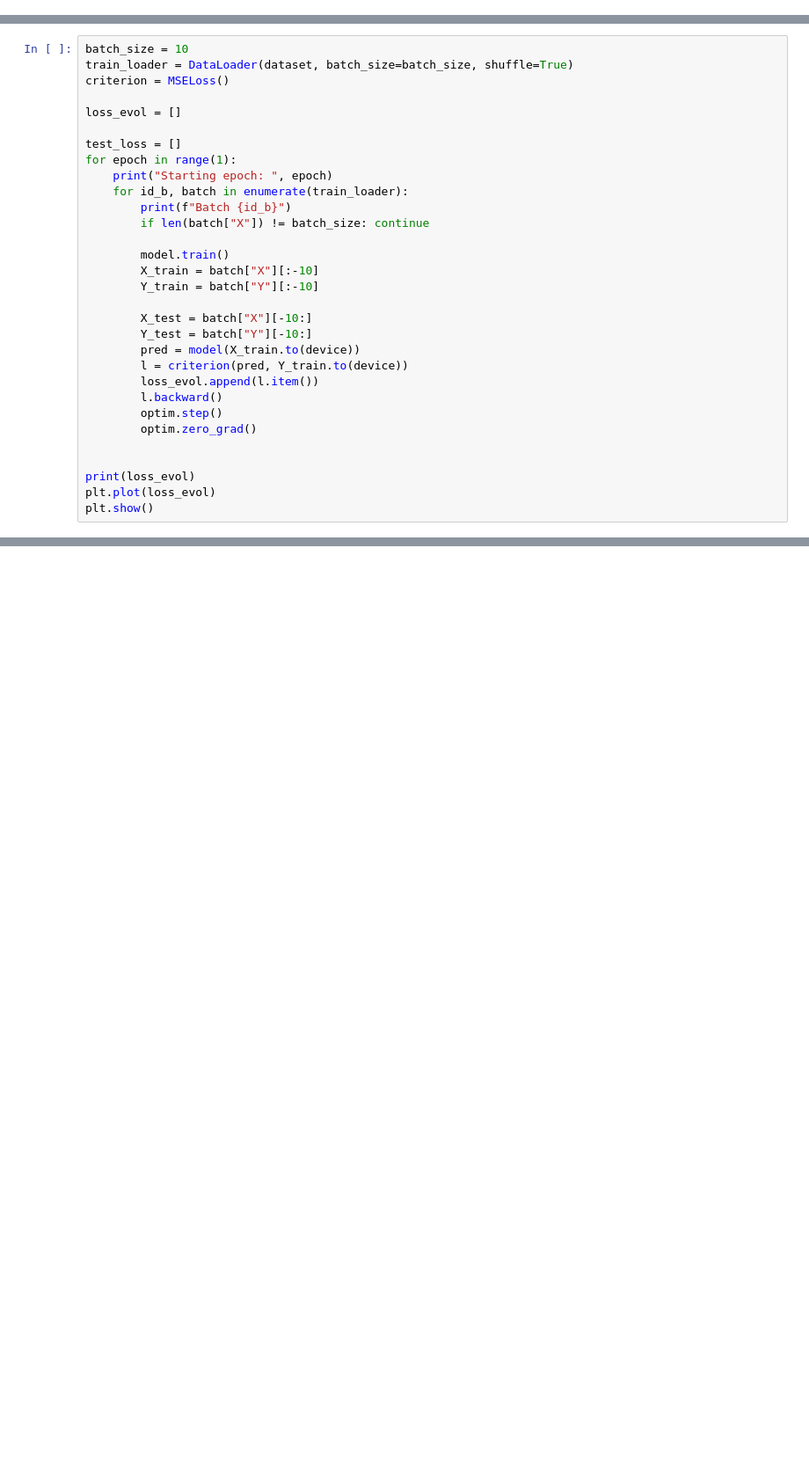
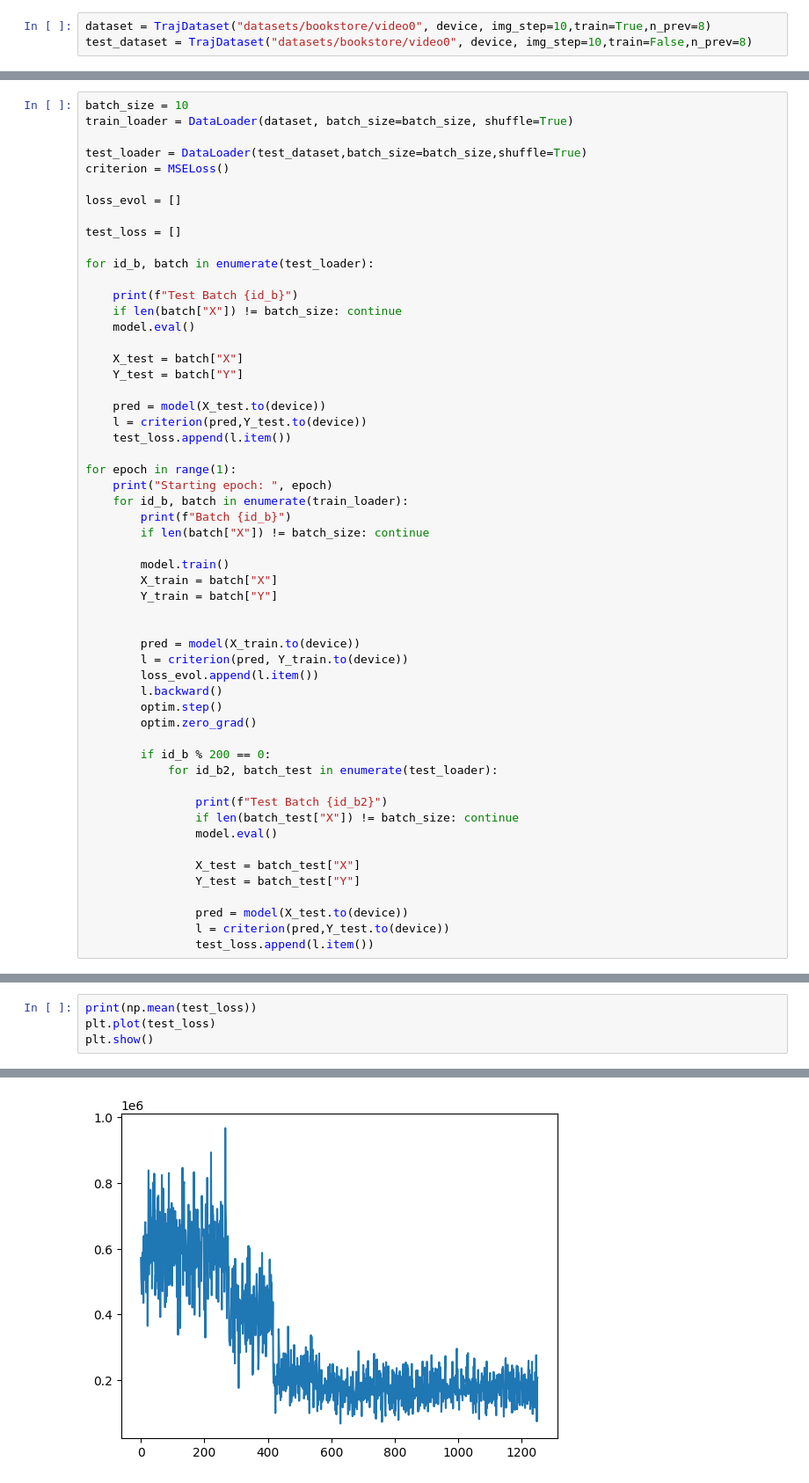
Before and after one commit to NicolasDepre/transformer_trajectory_prediction, a Jupyter notebook: SDD/trainer.ipynb, the cells around one changed output, grey strips where cells are left out. Shown at 88% size. Drawn from its saved outputs; the diff is of its cells as text; blank space fills up the shorter version.

Commit message:
Update trainer

```diff
--- a/SDD/trainer.ipynb
+++ b/SDD/trainer.ipynb
@@ -212,0 +197,3 @@ opening track 49
+# %%
+dataset = TrajDataset("datasets/bookstore/video0", device, img_step=10,train=True,n_prev=8)
+test_dataset = TrajDataset("datasets/bookstore/video0", device, img_step=10,train=False,n_prev=8)
@@ -213,11 +218,27 @@ opening track 49
 # %%
 batch_size = 10
 train_loader = DataLoader(dataset, batch_size=batch_size, shuffle=True)
+
+test_loader = DataLoader(test_dataset,batch_size=batch_size,shuffle=True)
 criterion = MSELoss()
 
 loss_evol = []
 
 test_loss = []
+
+for id_b, batch in enumerate(test_loader):
+
+    print(f"Test Batch {id_b}")
+    if len(batch["X"]) != batch_size: continue
+    model.eval()
+
+    X_test = batch["X"]
+    Y_test = batch["Y"]
+
+    pred = model(X_test.to(device))
+    l = criterion(pred,Y_test.to(device))
+    test_loss.append(l.item())
+
 for epoch in range(1):
     print("Starting epoch: ", epoch)
     for id_b, batch in enumerate(train_loader):
@@ -225,11 +246,10 @@ for epoch in range(1):
         if len(batch["X"]) != batch_size: continue
 
         model.train()
-        X_train = batch["X"][:-10]
-        Y_train = batch["Y"][:-10]
+        X_train = batch["X"]
+        Y_train = batch["Y"]
 
-        X_test = batch["X"][-10:]
-        Y_test = batch["Y"][-10:]
+
         pred = model(X_train.to(device))
         l = criterion(pred, Y_train.to(device))
         loss_evol.append(l.item())
@@ -237,7 +257,16 @@ for epoch in range(1):
         optim.step()
         optim.zero_grad()
 
+        if id_b % 200 == 0:
+            for id_b2, batch_test in enumerate(test_loader):
 
-print(loss_evol)
-plt.plot(loss_evol)
-plt.show()
+                print(f"Test Batch {id_b2}")
+                if len(batch_test["X"]) != batch_size: continue
+                model.eval()
+
+                X_test = batch_test["X"]
+                Y_test = batch_test["Y"]
+
+                pred = model(X_test.to(device))
+                l = criterion(pred,Y_test.to(device))
+                test_loss.append(l.item())
@@ -243,0 +305,5 @@ plt.show()
+# %%
+print(np.mean(test_loss))
+plt.plot(test_loss)
+plt.show()
+# %% [output]
@@ -243,0 +311 @@ plt.show()
+[figure, added]
```
Also changed, not shown: parts of 7 cells of this notebook.
